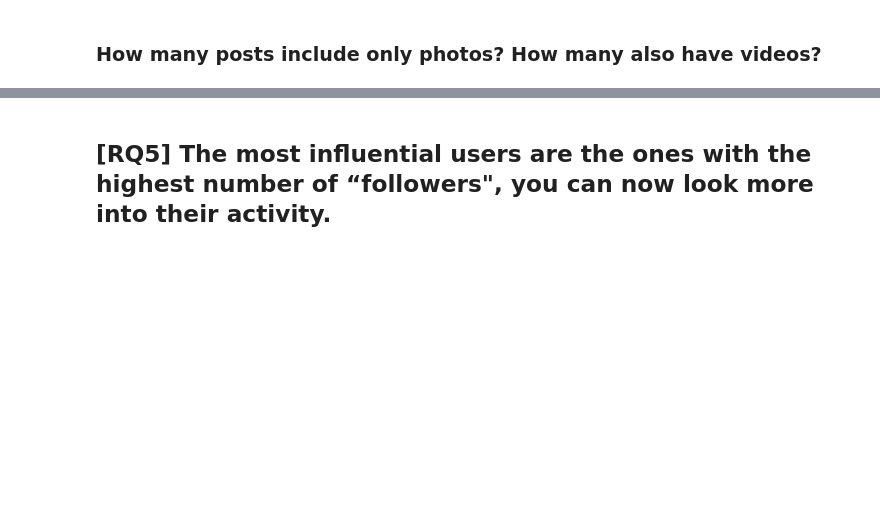
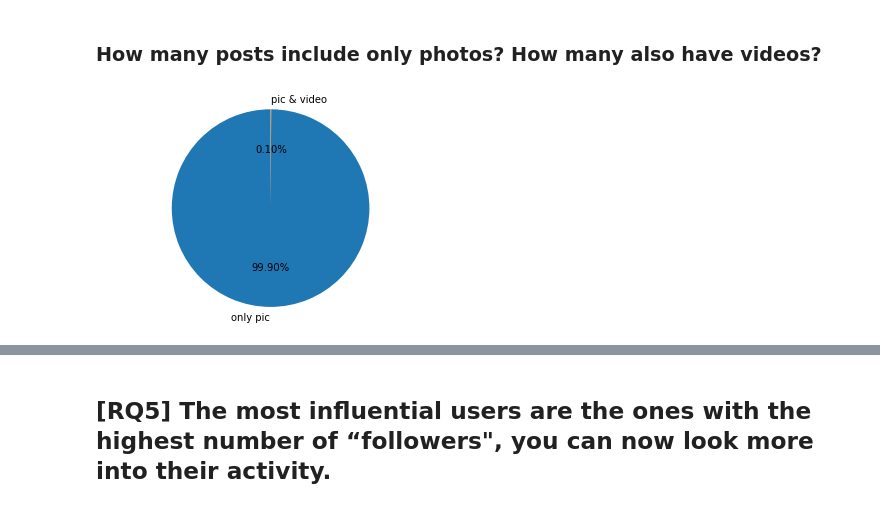
Before and after one commit to sophiaBalestrucci/ADM-HW2, a Jupyter notebook: HW2.ipynb, the cells around one changed output, grey strips where cells are left out. Saved outputs shown, nothing was run; the diff lists cells and outputs as text; code cells hidden in the pictures; blank space fills up the shorter version.

```diff
--- a/HW2.ipynb
+++ b/HW2.ipynb
@@ -40,3 +42,22 @@ plt.show()
 [figure]
 # %% [markdown]
 ### How many posts include only photos? How many also have videos?
+# %%
+pic=0
+both=0
+field=['post_type']
+for chunk in pd.read_csv('~/instagram_posts.csv', delimiter='\t', chunksize=500000, usecols=field):
+    chunk.dropna(inplace=True)
+    pic+=(chunk['post_type']==1).sum()
+
+    both+=(chunk['post_type']==3).sum()
+
+labels = 'only pic', 'pic & video'
+sizes = [pic,both]
+fig1, ax1 = plt.subplots()
+ax1.pie(sizes,  labels=labels, startangle=90,autopct='%1.2f%%')
+ax1.axis('equal')  # Equal aspect ratio ensures that pie is drawn as a circle.
+
+plt.show()
+# %% [output]
+[figure, added]
```
Also changed, not shown: parts of 4 cells of this notebook.
